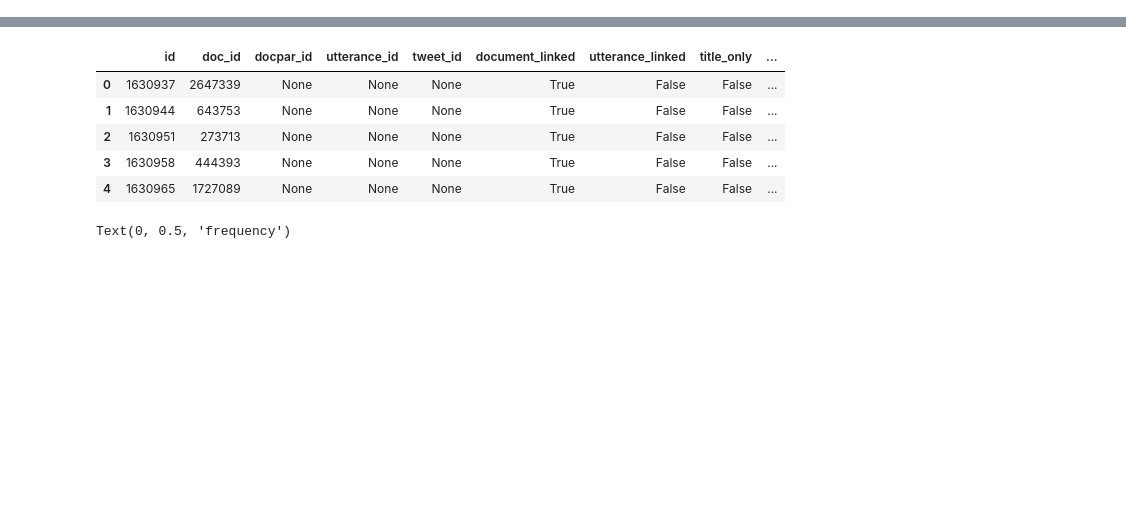
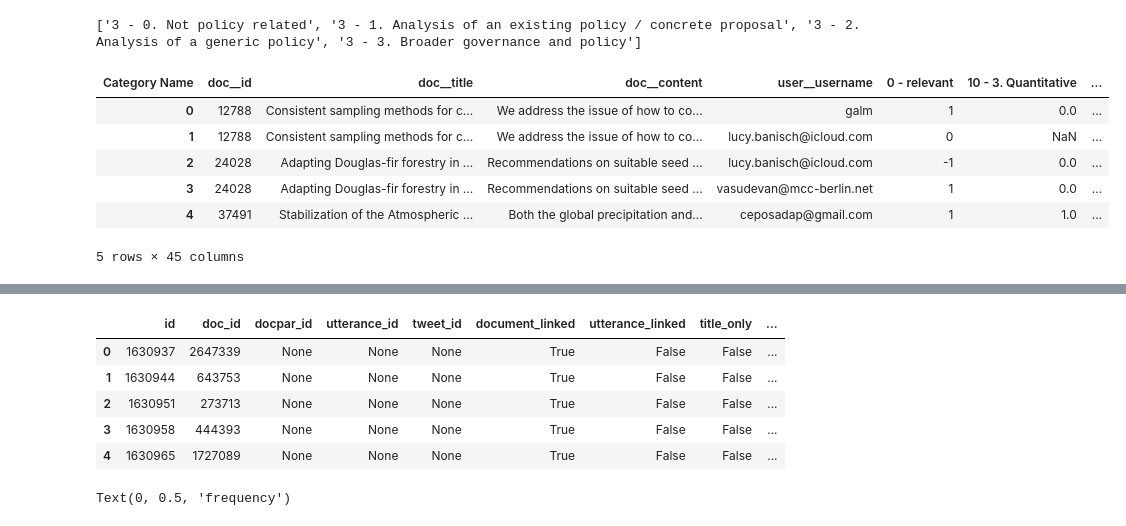
Before and after one commit to mcc-apsis/climate-policy-instruments, a Jupyter notebook: compare_ratings.ipynb, the cells around one changed output, grey strips where cells are left out. Saved outputs shown, nothing was run; the diff lists cells and outputs as text; code cells hidden in the pictures; blank space fills up the shorter version.

```diff
--- a/compare_ratings.ipynb
+++ b/compare_ratings.ipynb
@@ -248,26 +102,32 @@ merged_df.tail()
 # %%
 # fill tag values with 0s where they have been rated
 def concat(x):
     return ", ".join(x)
 dudf_wide = (merged_df[['doc__id','doc__title','doc__content','user__username','Category Name','val']]
              .pivot_table(index=['doc__id','doc__title','doc__content','user__username'],columns="Category Name", values="val", aggfunc=np.sum)
              #.fillna(0)
             ).reset_index()
 
 cats = [x for x in cats if x in dudf_wide.columns]
 
 dudf_wide[cats] = dudf_wide[cats].fillna(0)
 
 policy_columns=[x for x in dudf_wide.columns if re.match("^3",x)]
 print(policy_columns)
 post_policy_columns=[x for x in dudf_wide.columns if re.match("^[4-9]",x) or re.match("^[0-9]{2}",x)]
-dudf_wide.loc[dudf_wide['3 - 0. Not policy related']==1,post_policy_columns] = np.NaN
+#dudf_wide.loc[dudf_wide['3 - 0. Not policy related']==1,post_policy_columns] = np.NaN
 dudf_wide.loc[dudf_wide[policy_columns].sum(axis=1,min_count=1)==0,post_policy_columns] = np.NaN
 
-
-dudf_wide.loc[dudf_wide['3 - 0. Not policy related']==1]
-
 dudf_wide.head()
+# %% [output]
+['3 - 0. Not policy related', '3 - 1. Analysis of an existing policy / concrete proposal', '3 - 2. Analysis of a generic policy', '3 - 3. Broader governance and policy']
+| Category Name | doc__id | doc__title | doc__content | user__username | 0 - relevant | 10 - 3. Quantitative | ... |
+| 0 | 12788 | Consistent sampling methods for c... | We address the issue of how to co... | galm | 1 | 0.0 | ... |
+| 1 | 12788 | Consistent sampling methods for c... | We address the issue of how to co... | lucy.banisch@icloud.com | 0 | NaN | ... |
+| 2 | 24028 | Adapting Douglas-fir forestry in ... | Recommendations on suitable seed ... | lucy.banisch@icloud.com | -1 | 0.0 | ... |
+| 3 | 24028 | Adapting Douglas-fir forestry in ... | Recommendations on suitable seed ... | vasudevan@mcc-berlin.net | 1 | 0.0 | ... |
+| 4 | 37491 | Stabilization of the Atmospheric ... | Both the global precipitation and... | ceposadap@gmail.com | 1 | 1.0 | ... |
+5 rows × 45 columns
 # %%
 xdf = dudf_wide.melt(id_vars=['doc__id','doc__title','doc__content','user__username'])
 xdf.head(15)
```
Also changed, not shown: parts of 14 cells of this notebook, 6 other files.
